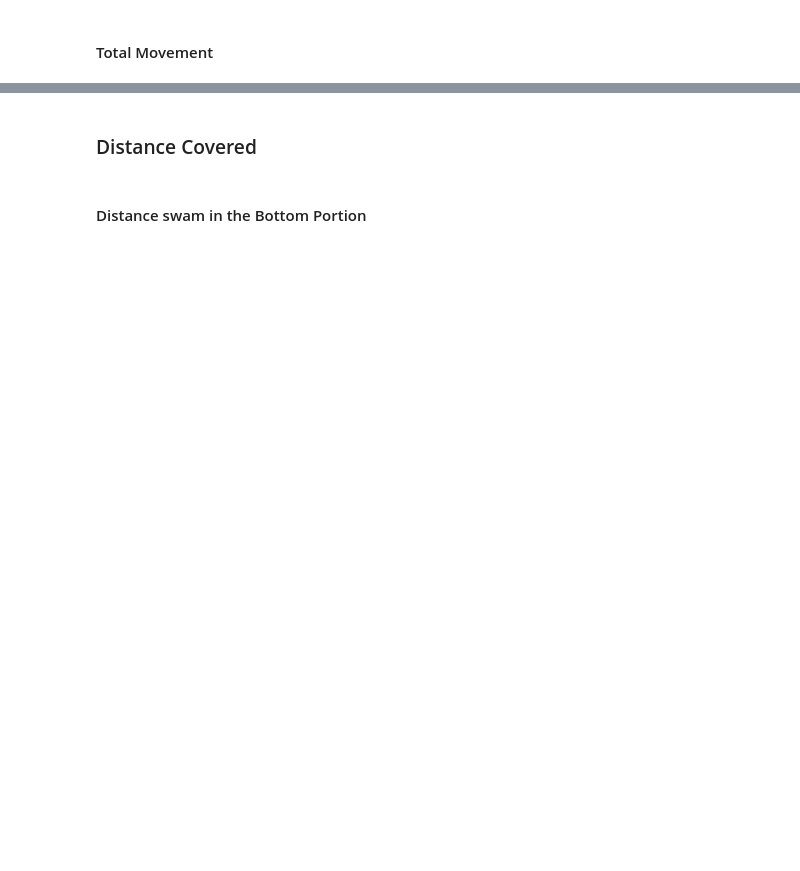
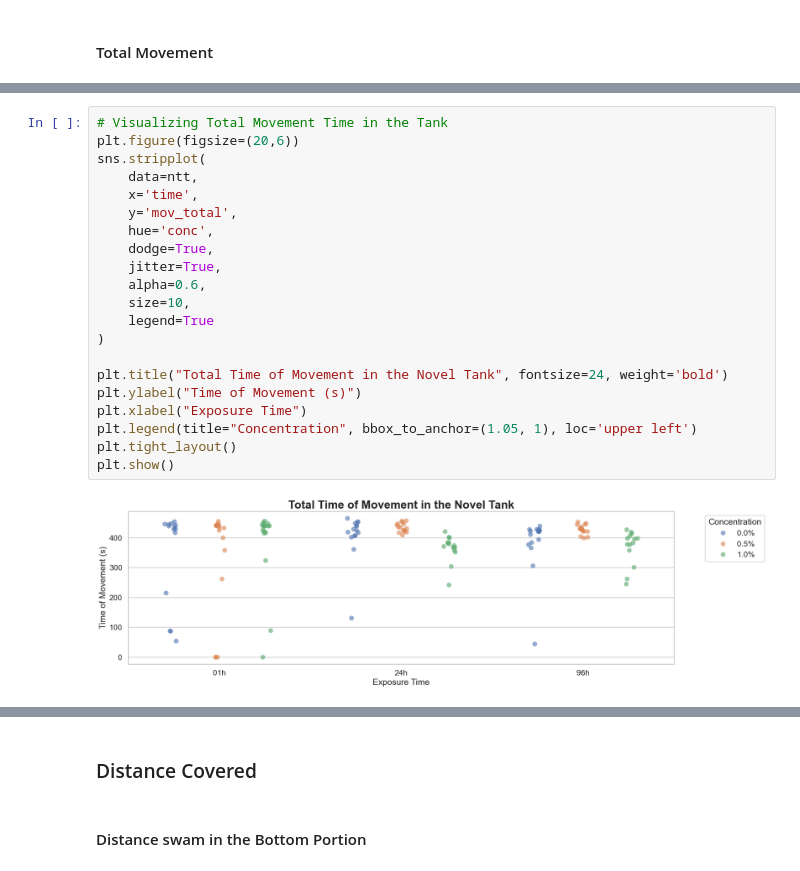
Before and after one commit to fabriscaique/zebrafish_testbattery, a Jupyter notebook: main.ipynb, the cells around one changed output, grey strips where cells are left out. Cells and saved outputs as stored; diff of their text form; blank space fills up the shorter version.

```diff
--- a/main.ipynb
+++ b/main.ipynb
@@ -729,0 +964,23 @@ Significant differences found; running pairwise tests...
+# %%
+# Visualizing Total Movement Time in the Tank
+plt.figure(figsize=(20,6))
+sns.stripplot(
+    data=ntt,
+    x='time',
+    y='mov_total',
+    hue='conc',
+    dodge=True,
+    jitter=True,
+    alpha=0.6,
+    size=10,
+    legend=True
+)
+
+plt.title("Total Time of Movement in the Novel Tank", fontsize=24, weight='bold')
+plt.ylabel("Time of Movement (s)")
+plt.xlabel("Exposure Time")
+plt.legend(title="Concentration", bbox_to_anchor=(1.05, 1), loc='upper left')
+plt.tight_layout()
+plt.show()
+# %% [output]
+[figure, added]
```
Also changed, not shown: parts of 33 cells of this notebook.
